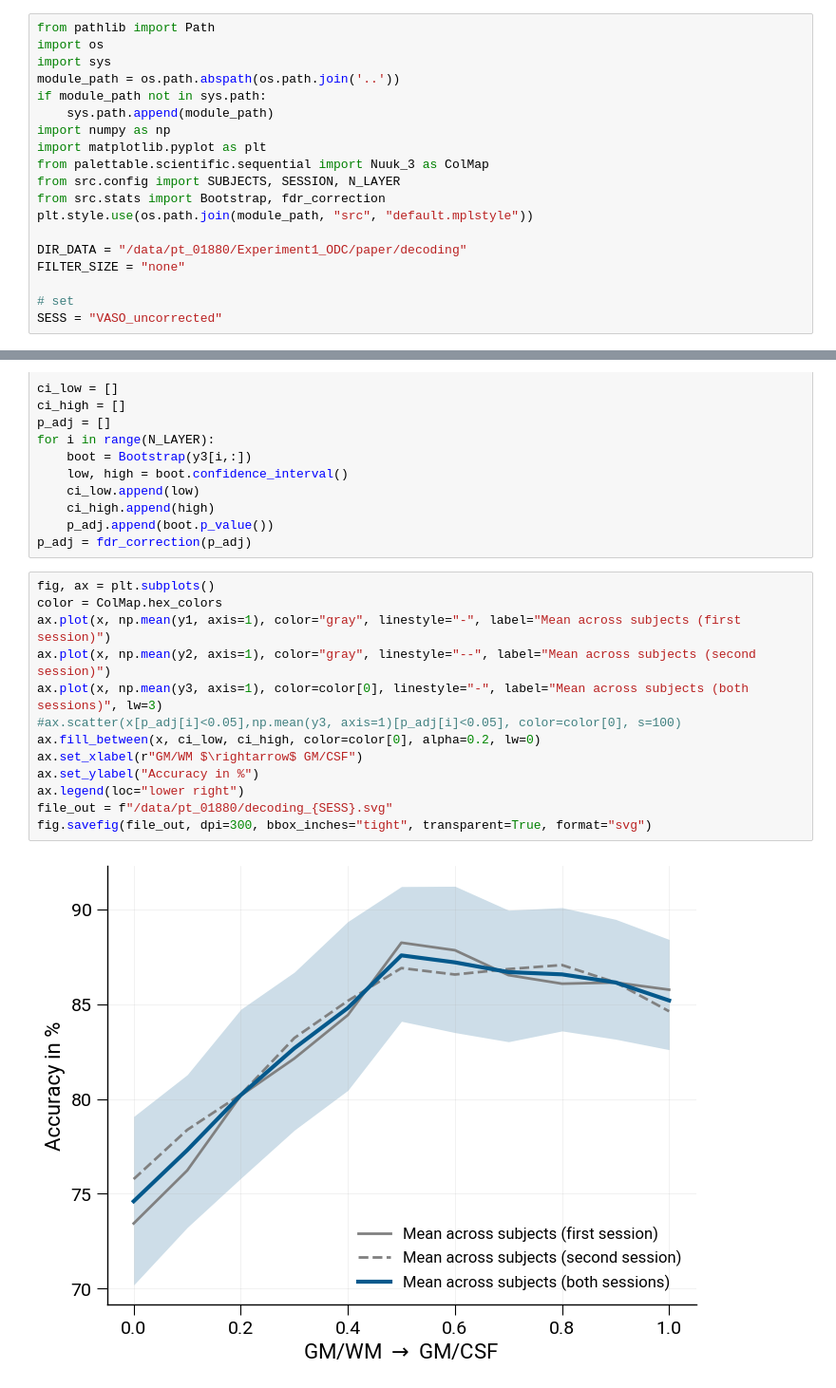
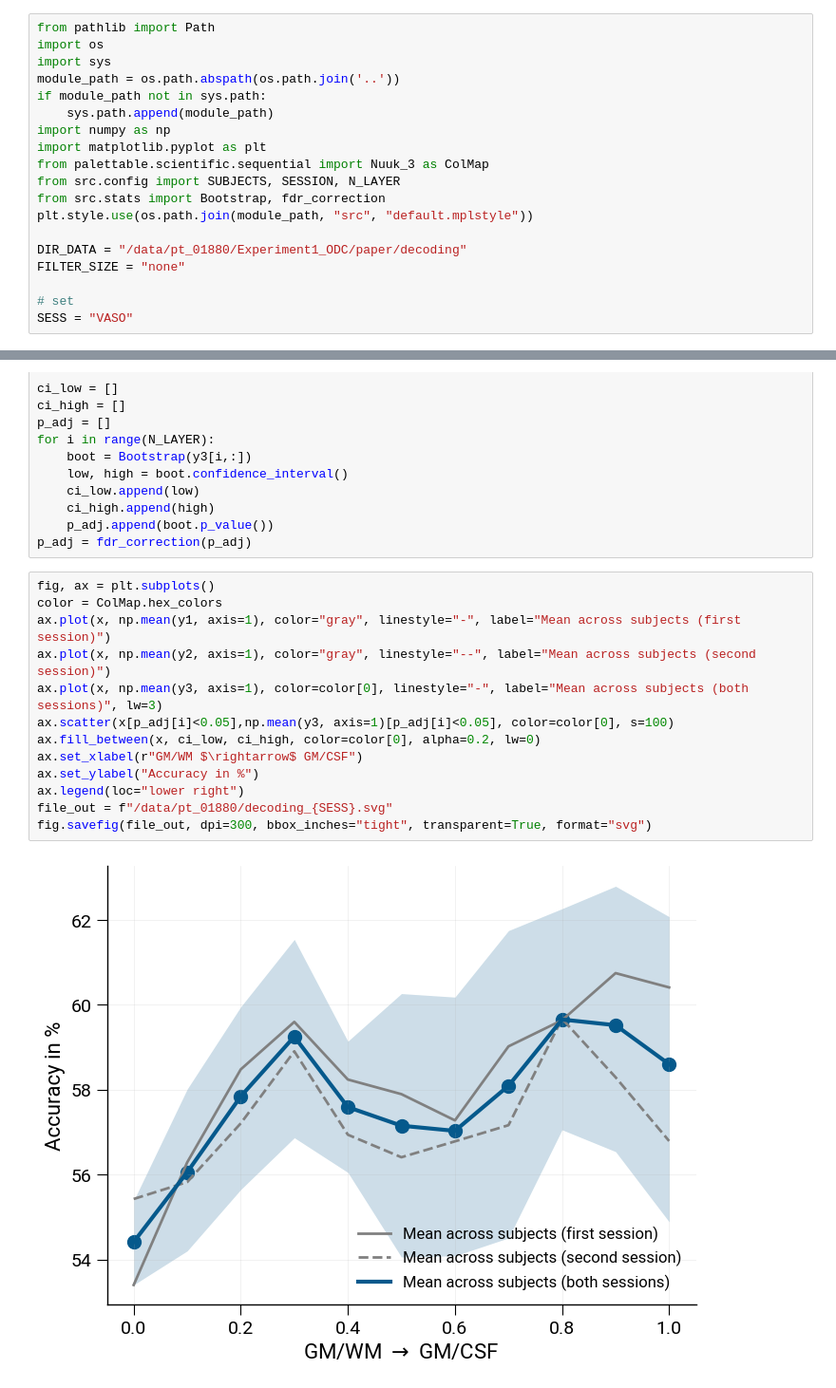
Before and after one commit to haenelt/odc, a Jupyter notebook: notebooks/decoding_profile.ipynb, the cells around one changed output, grey strips where cells are left out. Shown at 95% size. Saved outputs shown, nothing was run; the diff lists cells and outputs as text.

```diff
--- a/notebooks/decoding_profile.ipynb
+++ b/notebooks/decoding_profile.ipynb
@@ -18,7 +18,7 @@ DIR_DATA = "/data/pt_01880/Experiment1_ODC/paper/decoding"
 FILTER_SIZE = "none"
 
 # set
-SESS = "VASO_uncorrected"
+SESS = "VASO"
 # %%
 def get_profile(sess, day):
     y = np.zeros((N_LAYER, len(SUBJECTS)))
@@ -48,15 +48,15 @@ p_adj = fdr_correction(p_adj)
 # %%
 fig, ax = plt.subplots()
 color = ColMap.hex_colors
 ax.plot(x, np.mean(y1, axis=1), color="gray", linestyle="-", label="Mean across subjects (first session)")
 ax.plot(x, np.mean(y2, axis=1), color="gray", linestyle="--", label="Mean across subjects (second session)")
 ax.plot(x, np.mean(y3, axis=1), color=color[0], linestyle="-", label="Mean across subjects (both sessions)", lw=3)
-#ax.scatter(x[p_adj[i]<0.05],np.mean(y3, axis=1)[p_adj[i]<0.05], color=color[0], s=100)
+ax.scatter(x[p_adj[i]<0.05],np.mean(y3, axis=1)[p_adj[i]<0.05], color=color[0], s=100)
 ax.fill_between(x, ci_low, ci_high, color=color[0], alpha=0.2, lw=0)
 ax.set_xlabel(r"GM/WM $\rightarrow$ GM/CSF")
 ax.set_ylabel("Accuracy in %")
 ax.legend(loc="lower right")
 file_out = f"/data/pt_01880/decoding_{SESS}.svg"
 fig.savefig(file_out, dpi=300, bbox_inches="tight", transparent=True, format="svg")
 # %% [output]
-[figure, old version]
+[figure, new version]
```
Also changed, not shown: 3 other files.
